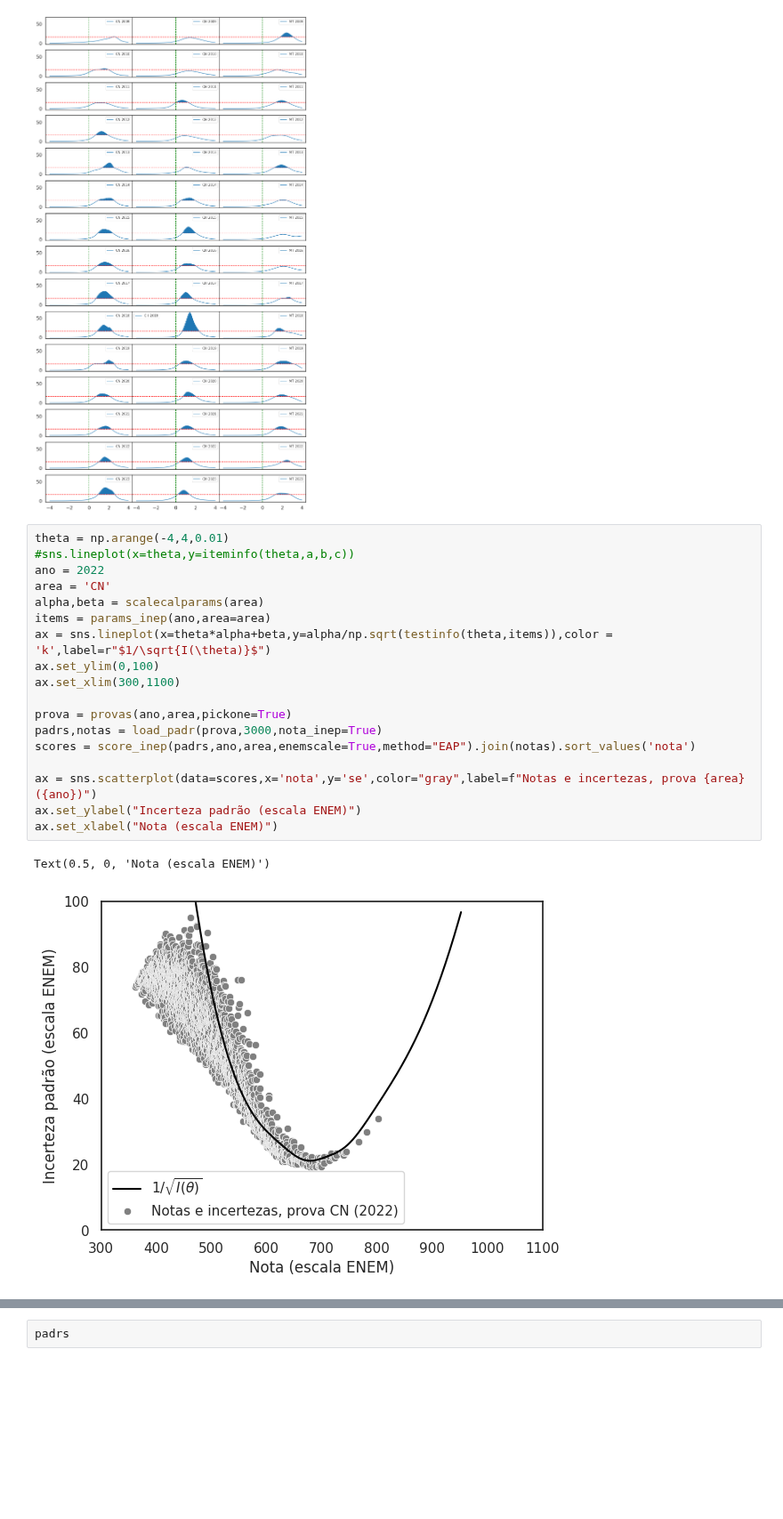
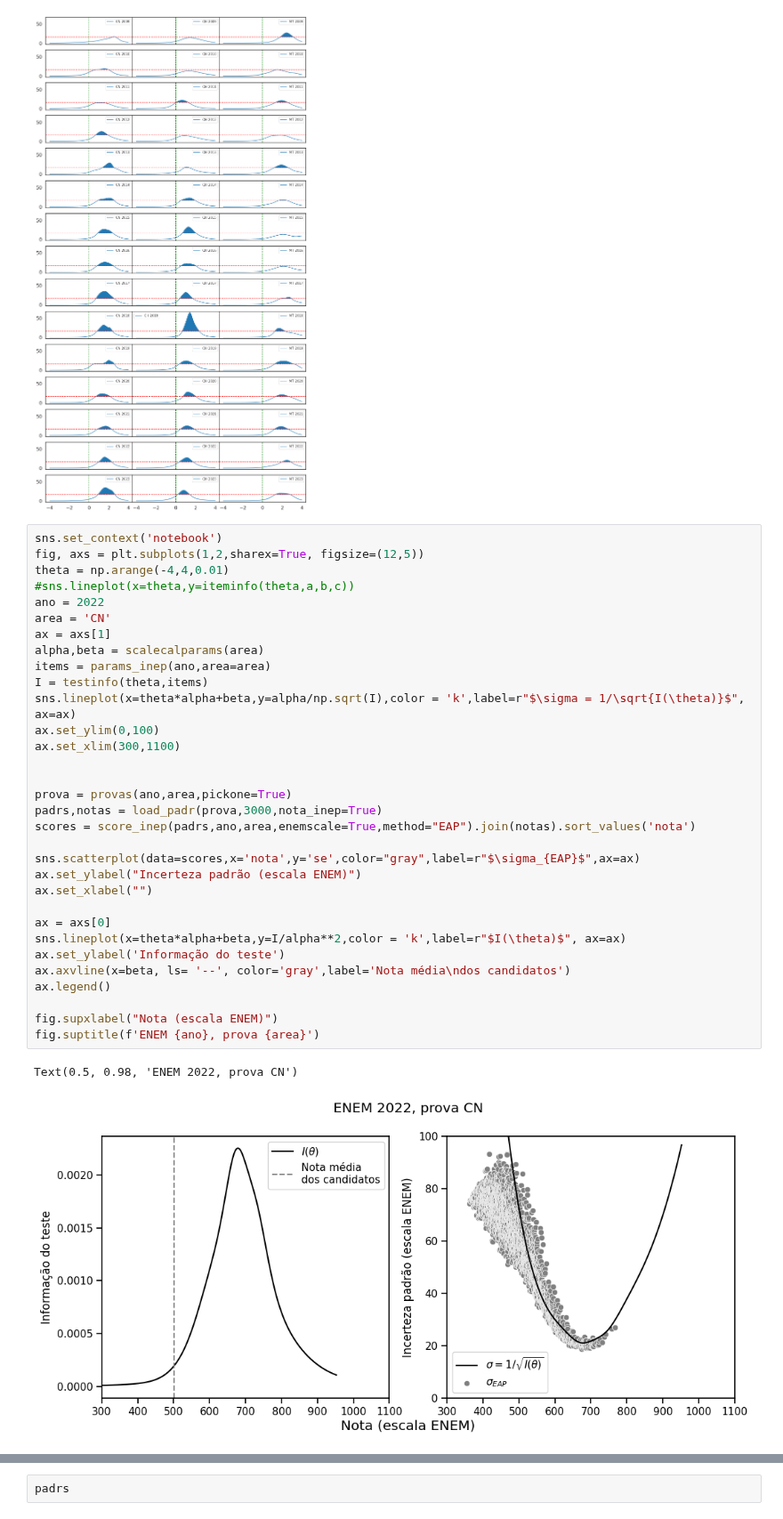
Before and after one commit to atp/enem, a Jupyter notebook: ItemMap.ipynb, the cells around one changed output, grey strips where cells are left out. Shown at 89% size. Cells and saved outputs as stored; diff of their text form; blank space fills up the shorter version.

Commit message:
Melhorias no gráfico da informação de teste

```diff
--- a/ItemMap.ipynb
+++ b/ItemMap.ipynb
@@ -309,24 +314,38 @@ plt.subplots_adjust(wspace=0)
 # %% [output]
 [figure]
 # %%
+sns.set_context('notebook')
+fig, axs = plt.subplots(1,2,sharex=True, figsize=(12,5))
 theta = np.arange(-4,4,0.01)
 #sns.lineplot(x=theta,y=iteminfo(theta,a,b,c))
 ano = 2022
 area = 'CN'
+ax = axs[1]
 alpha,beta = scalecalparams(area)
 items = params_inep(ano,area=area)
-ax = sns.lineplot(x=theta*alpha+beta,y=alpha/np.sqrt(testinfo(theta,items)),color = 'k',label=r"$1/\sqrt{I(\theta)}$")
+I = testinfo(theta,items)
+sns.lineplot(x=theta*alpha+beta,y=alpha/np.sqrt(I),color = 'k',label=r"$\sigma = 1/\sqrt{I(\theta)}$", ax=ax)
 ax.set_ylim(0,100)
 ax.set_xlim(300,1100)
+
 
 prova = provas(ano,area,pickone=True)
 padrs,notas = load_padr(prova,3000,nota_inep=True)
 scores = score_inep(padrs,ano,area,enemscale=True,method="EAP").join(notas).sort_values('nota')
 
-ax = sns.scatterplot(data=scores,x='nota',y='se',color="gray",label=f"Notas e incertezas, prova {area} ({ano})")
+sns.scatterplot(data=scores,x='nota',y='se',color="gray",label=r"$\sigma_{EAP}$",ax=ax)
 ax.set_ylabel("Incerteza padrão (escala ENEM)")
-ax.set_xlabel("Nota (escala ENEM)")
+ax.set_xlabel("")
+
+ax = axs[0]
+sns.lineplot(x=theta*alpha+beta,y=I/alpha**2,color = 'k',label=r"$I(\theta)$", ax=ax)
+ax.set_ylabel('Informação do teste')
+ax.axvline(x=beta, ls= '--', color='gray',label='Nota média\ndos candidatos')
+ax.legend()
+
+fig.supxlabel("Nota (escala ENEM)")
+fig.suptitle(f'ENEM {ano}, prova {area}')
 # %% [output]
-Text(0.5, 0, 'Nota (escala ENEM)')
+Text(0.5, 0.98, 'ENEM 2022, prova CN')
-[figure, old version]
+[figure, new version]
 # %%
```
Also changed, not shown: parts of 3 cells of this notebook.
